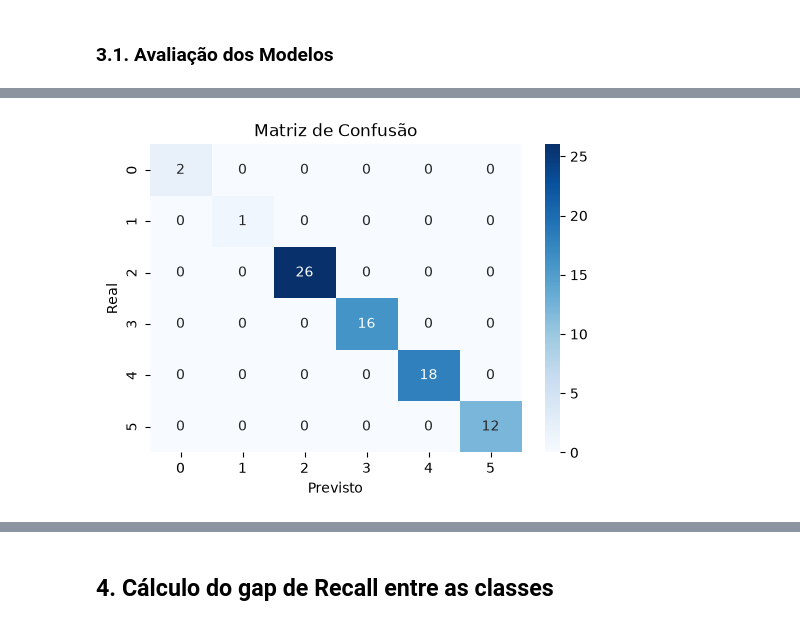
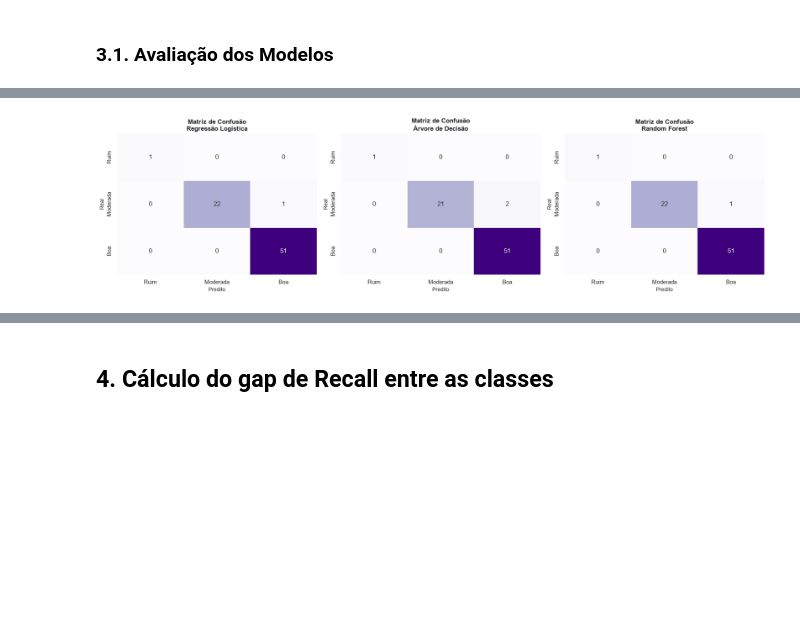
Before and after one commit to Squad-Nina-da-Hora/wmc-projeto-final-lifestyle, a Jupyter notebook: analise.ipynb, the cells around one changed output, grey strips where cells are left out. Saved outputs shown, nothing was run; the diff lists cells and outputs as text; code cells hidden in the pictures; blank space fills up the shorter version.

Commit message:
Implementando a seção 3.1 de Avaliação de Modelos e Gráficos

```diff
--- a/analise.ipynb
+++ b/analise.ipynb
@@ -861,28 +1116,90 @@ RandomForestClassifier(random_state=42)
 # %% [markdown]
 ### 3.1. Avaliação dos Modelos
 # %%
-# 6. FAZER PREVISÕES E AVALIAR O DESEMPENHO
-y_pred = modelo_rf.predict(X_test)
+# ==============================
+# 3.1. AVALIAÇÃO DE MODELOS (Métricas, Matrizes e Pesos)
+# ==============================
 
-print("--- AVALIAÇÃO DO MODELO ---")
-print(f"Acurácia: {accuracy_score(y_test, y_pred):.4f}\n")
-print("Relatório de Classificação:")
-print(classification_report(y_test, y_pred))
+from sklearn.model_selection import cross_validate
+from sklearn.metrics import confusion_matrix, precision_score, recall_score, f1_score, accuracy_score, roc_auc_score
 
-# Matriz de Confusão Gráfica
-plt.figure(figsize=(6, 4))
-sns.heatmap(confusion_matrix(y_test, y_pred), annot=True, fmt='d', cmap='Blues')
-plt.title('Matriz de Confusão')
-plt.xlabel('Previsto')
-plt.ylabel('Real')
+def criar_cv():
+    return StratifiedGroupKFold(n_splits=3, shuffle=True, random_state=SEED)
+
+modelos = {
+    "Regressão Logística": LogisticRegression(max_iter=1000, class_weight='balanced', random_state=SEED),
+    "Árvore de Decisão": DecisionTreeClassifier(class_weight='balanced', random_state=SEED),
+    "Random Forest": RandomForestClassifier(class_weight='balanced', random_state=SEED)
+}
+
+tabela_metricas = []
+matrizes_confusao = {}
+importancias = {}
+
+cv = criar_cv()
+
+for nome, modelo in modelos.items():
+    pipeline = Pipeline([
+        ('preprocessador', criar_preprocessador()),
+        ('classificador', modelo)
+    ])
+
+    # Validação cruzada para métricas gerais
+    scores = cross_validate(
+        pipeline, X, y, groups=grupos, cv=cv,
+        scoring=['accuracy', 'precision_macro', 'recall_macro', 'f1_macro']
+    )
+
+    tabela_metricas.append({
+        'Modelo': nome,
+        'Acurácia': f"{scores['test_accuracy'].mean() * 100:.1f}%",
+        'Precisão': f"{scores['test_precision_macro'].mean() * 100:.1f}%",
+        'Recall (Sensibilidade)': f"{scores['test_recall_macro'].mean() * 100:.1f}%",
+        'F1-Score': f"{scores['test_f1_macro'].mean() * 100:.1f}%"
+    })
+
+    # Treinamento em hold-out simples para extração de matriz de confusão e pesos
+    pipeline.fit(X_treino, y_treino)
+    y_pred = pipeline.predict(X_teste)
+    matrizes_confusao[nome] = confusion_matrix(y_teste, y_pred)
+
+    # Extração de importâncias/pesos (Coeficientes para Regr. Logística, Feature Importance para Árvore/Forest)
+    if hasattr(modelo, 'coef_'):
+        # Média dos coeficientes absolutos entre as classes
+        imp = np.abs(modelo.coef_).mean(axis=0)
+    elif hasattr(modelo, 'feature_importances_'):
+        imp = modelo.feature_importances_
+    else:
+        imp = np.zeros(X.shape[1])
+
+    importancias[nome] = pd.Series(imp, index=X.columns).sort_values(ascending=True)
+
+# 1. Exibir Tabela Comparativa Estilizada
+df_comparativo = pd.DataFrame(tabela_metricas).set_index('Modelo')
+display(Markdown('### 📊 Tabela Comparativa de Desempenho dos Modelos de ML'))
+display(df_comparativo)
+
+# 2. Exibir Gráficos das Matrizes de Confusão
+fig, axes = plt.subplots(1, 3, figsize=(18, 5))
+for idx, (nome, matriz) in enumerate(matrizes_confusao.items()):
+    sns.heatmap(matriz, annot=True, fmt='d', cmap='Purples', cbar=False, ax=axes[idx],
+                xticklabels=list(NOMES_CLASSES.values()), yticklabels=list(NOMES_CLASSES.values()))
+    axes[idx].set_title(f'Matriz de Confusão\n{nome}', fontsize=12, fontweight='bold')
+    axes[idx].set_xlabel('Predito', fontsize=10)
+    axes[idx].set_ylabel('Real', fontsize=10)
+
+plt.tight_layout()
 plt.show()
 
-# 7. IMPORTÂNCIA DAS VARIÁVEIS
-importancias = pd.Series(modelo_rf.feature_importances_, index=X.columns).sort_values(ascending=False)
+# 3. Exibir Gráficos de Peso / Importância das Variáveis (Top 8)
+fig, axes = plt.subplots(1, 3, figsize=(18, 6))
+for idx, (nome, imp_serie) in enumerate(importancias.items()):
+    top_imp = imp_serie.tail(8) # Pega as 8 mais importantes
+    top_imp.plot(kind='barh', ax=axes[idx], color=cores[idx % len(cores)])
+    axes[idx].set_title(f'Peso das Variáveis\n{nome}', fontsize=12, fontweight='bold')
+    axes[idx].set_xlabel('Importância Relativa', fontsize=10)
+    axes[idx].set_ylabel('Variável', fontsize=10)
 
-plt.figure(figsize=(10, 6))
-importancias.head(10).plot(kind='barh', color='teal')
-plt.title('Top 10 Variáveis Mais Importantes para o Modelo')
-plt.xlabel('Importância')
+plt.tight_layout()
 plt.show()
 # %% [output]
@@ -905 +1212 @@ weighted avg       1.00      1.00      1.00        75
-[figure, old version]
+[figure, new version]
```
Also changed, not shown: parts of 50 cells of this notebook.
